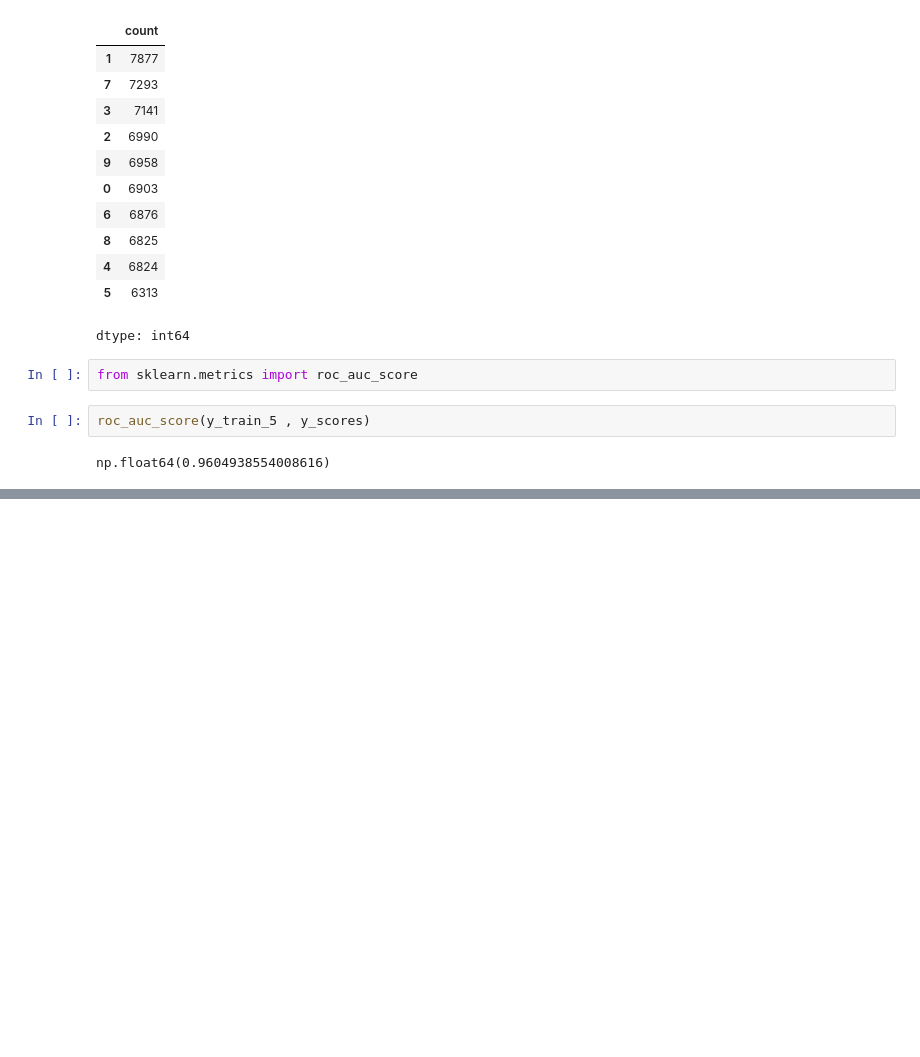
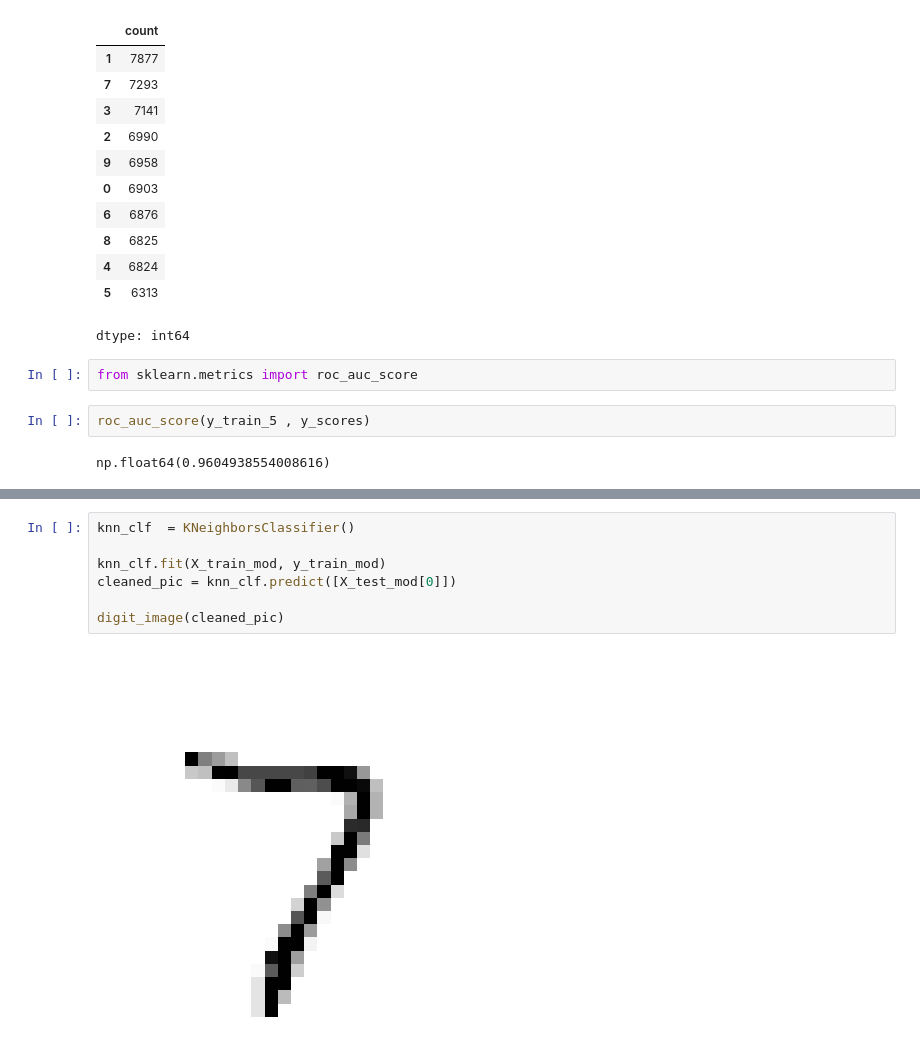
Before and after one commit to Adigozalovh/Machine-Learning, a Jupyter notebook: Classification101.ipynb, the cells around one changed output, grey strips where cells are left out. Saved outputs shown, nothing was run; the diff lists cells and outputs as text; blank space fills up the shorter version.

```diff
--- a/Classification101.ipynb
+++ b/Classification101.ipynb
@@ -310,0 +519,9 @@ np.float64(0.9604938554008616)
+# %%
+knn_clf  = KNeighborsClassifier()
+
+knn_clf.fit(X_train_mod, y_train_mod)
+cleaned_pic = knn_clf.predict([X_test_mod[0]])
+
+digit_image(cleaned_pic)
+# %% [output]
+[figure, added]
```
Also changed, not shown: parts of 38 cells of this notebook.
